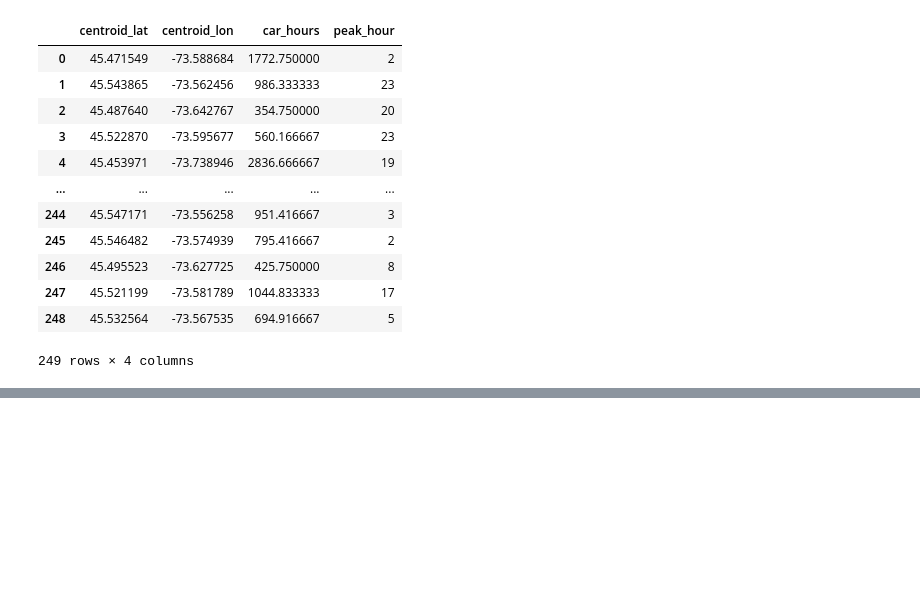
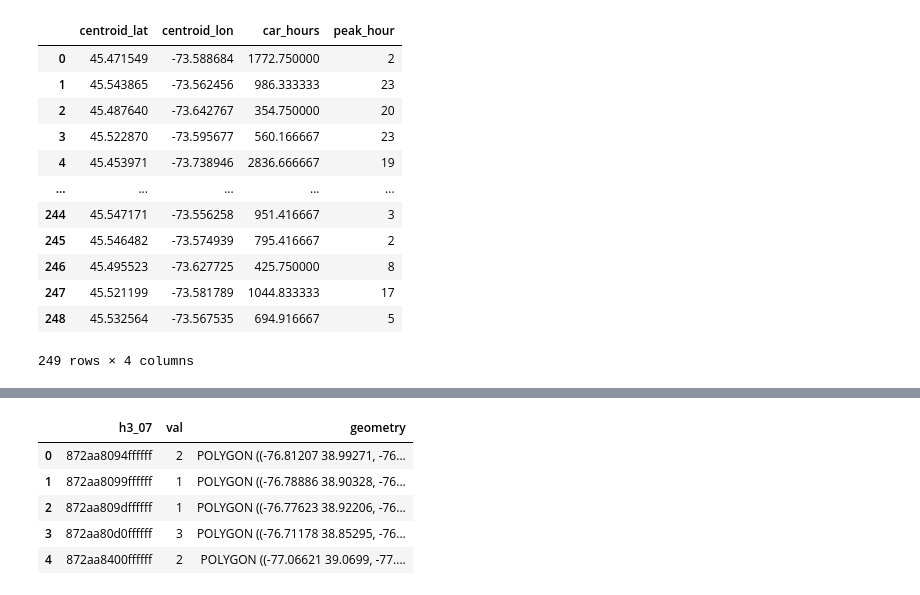
Before and after one commit to emmafurth/SewerRepairDataAnalysisProject, a Jupyter notebook: EDA/WSSC_Alert_H3_EDA.ipynb, the cells around one changed output, grey strips where cells are left out. Cells and saved outputs as stored; diff of their text form; code cells hidden in the pictures; blank space fills up the shorter version.

```diff
--- a/EDA/WSSC_Alert_H3_EDA.ipynb
+++ b/EDA/WSSC_Alert_H3_EDA.ipynb
@@ -486,0 +512,10 @@ px.data.carshare()
+# %%
+wssc_alerts_agg = wssc_alerts.assign(val=1)[["val","geometry"]].h3.geo_to_h3_aggregate(resolution=res,operation="count").reset_index()
+wssc_alerts_agg.head()
+# %% [output]
+|  | h3_07 | val | geometry |
+| 0 | 872aa8094ffffff | 2 | POLYGON ((-76.81207 38.99271, -76... |
+| 1 | 872aa8099ffffff | 1 | POLYGON ((-76.78886 38.90328, -76... |
+| 2 | 872aa809dffffff | 1 | POLYGON ((-76.77623 38.92206, -76... |
+| 3 | 872aa80d0ffffff | 3 | POLYGON ((-76.71178 38.85295, -76... |
+| 4 | 872aa8400ffffff | 2 | POLYGON ((-77.06621 39.0699, -77.... |
```
Also changed, not shown: parts of 15 cells of this notebook, 2 other files.
